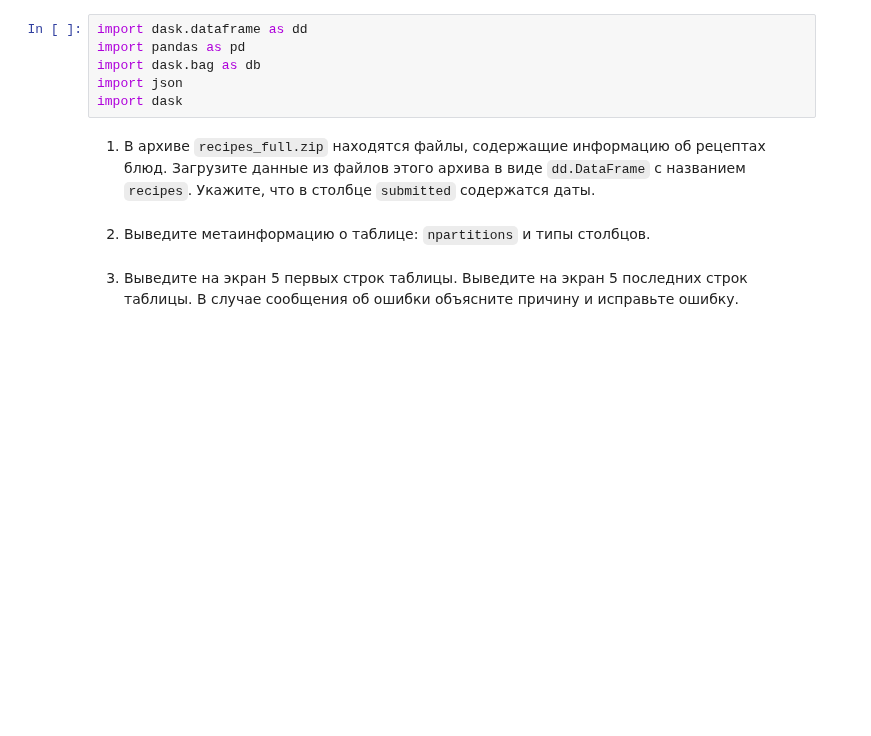
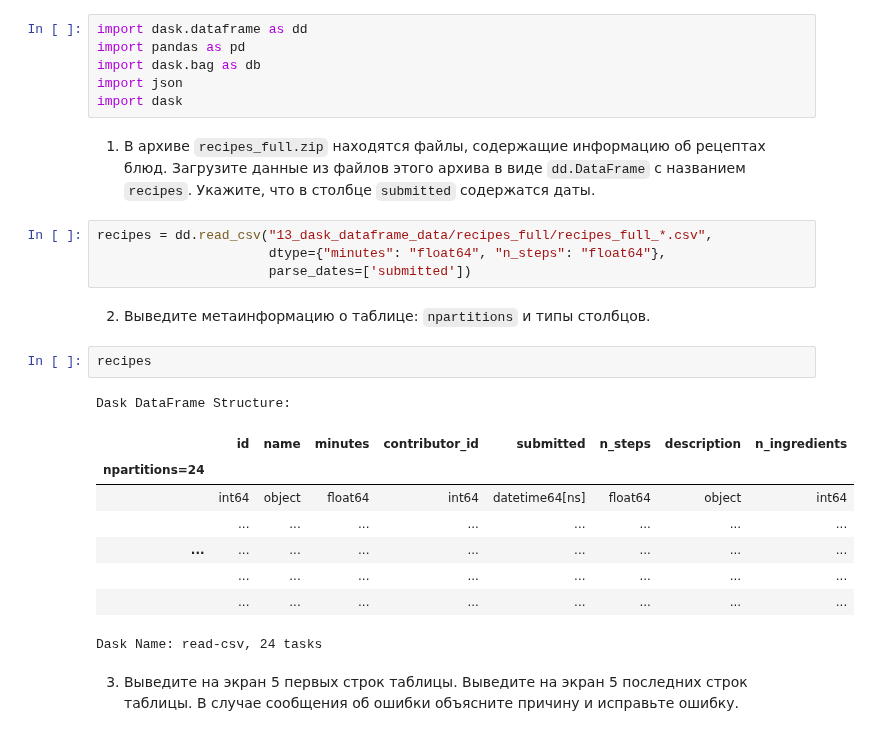
Before and after one commit to Amikuto/BigDataPT-BDPT-, a Jupyter notebook: Lesson13/13_dask_dataframe_Куртаев_Дамир_ПИ19-4.ipynb, the cells around one changed output. Drawn from its saved outputs; the diff is of its cells as text; blank space fills up the shorter version.

Commit message:
Task 13: 1-5

```diff
--- a/Lesson13/13_dask_dataframe_Куртаев_Дамир_ПИ19-4.ipynb
+++ b/Lesson13/13_dask_dataframe_Куртаев_Дамир_ПИ19-4.ipynb
@@ -135,7 +135,23 @@ import json
 import dask
 # %% [markdown]
 1. В архиве `recipes_full.zip` находятся файлы, содержащие информацию об рецептах блюд. Загрузите данные из файлов этого архива в виде `dd.DataFrame` с названием `recipes`. Укажите, что в столбце `submitted` содержатся даты.
+# %%
+recipes = dd.read_csv("13_dask_dataframe_data/recipes_full/recipes_full_*.csv",
+                      dtype={"minutes": "float64", "n_steps": "float64"},
+                      parse_dates=['submitted'])
 # %% [markdown]
 2. Выведите метаинформацию о таблице: `npartitions` и типы столбцов.
+# %%
+recipes
+# %% [output]
+Dask DataFrame Structure:
+|  | id | name | minutes | contributor_id | submitted | n_steps | description | n_ingredients |
+| npartitions=24 |  |  |  |  |  |  |  |  |
+|  | int64 | object | float64 | int64 | datetime64[ns] | float64 | object | int64 |
+|  | ... | ... | ... | ... | ... | ... | ... | ... |
+| ... | ... | ... | ... | ... | ... | ... | ... | ... |
+|  | ... | ... | ... | ... | ... | ... | ... | ... |
+|  | ... | ... | ... | ... | ... | ... | ... | ... |
+Dask Name: read-csv, 24 tasks
 # %% [markdown]
 3. Выведите на экран 5 первых строк таблицы. Выведите на экран 5 последних строк таблицы. В случае сообщения об ошибки объясните причину и исправьте ошибку.
```
Also changed, not shown: parts of 7 cells of this notebook, 3 other files.
